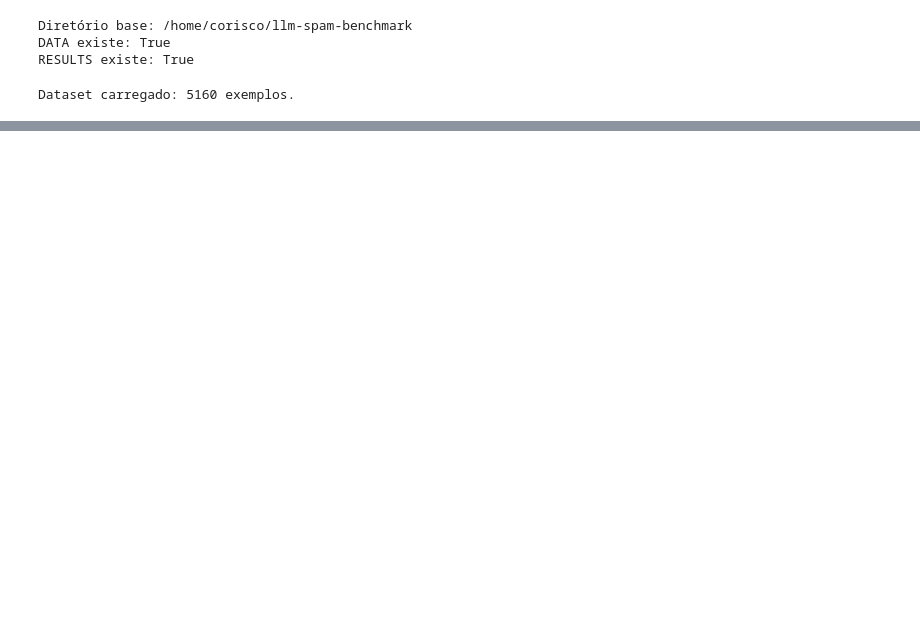
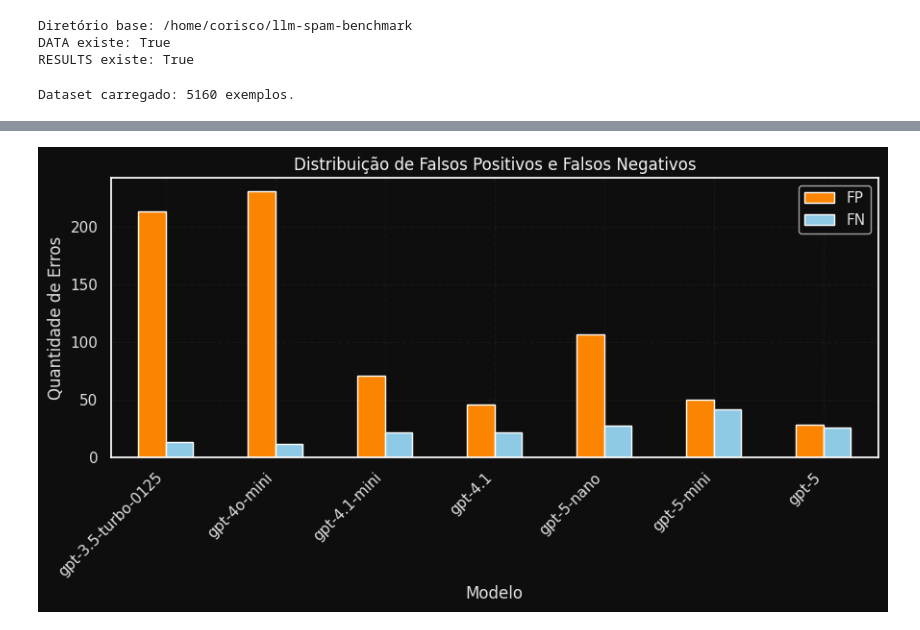
Before and after one commit to pedro-coelho-dr/llm-spam-benchmark, a Jupyter notebook: notebooks/evaluate_models.ipynb, the cells around one changed output, grey strips where cells are left out. Cells and saved outputs as stored; diff of their text form; code cells hidden in the pictures; blank space fills up the shorter version.

```diff
--- a/notebooks/evaluate_models.ipynb
+++ b/notebooks/evaluate_models.ipynb
@@ -191,0 +141,42 @@ plt.show()
+# %%
+import numpy as np
+import matplotlib.pyplot as plt
+import pandas as pd
+
+# === Ordem fixa dos modelos ===
+order = ["gpt-3.5-turbo-0125", "gpt-4o-mini", "gpt-4.1-mini","gpt-4.1","gpt-5-nano", "gpt-5-mini","gpt-5"]
+
+# === Cálculo de FP e FN para cada modelo ===
+stats = []
+for model in order:
+    pred_path = BASE / model / "predictions.csv"
+    if not pred_path.exists():
+        print(f"⚠️ {model}: predictions.csv não encontrado, ignorando.")
+        continue
+
+    df_pred = pd.read_csv(pred_path)
+    df_pred["prediction"] = df_pred["prediction"].str.strip().str.lower()
+    df_m = df_gt.merge(df_pred, on="id", how="inner")
+
+    fp = np.sum((df_m["label"] == "ham") & (df_m["prediction"] == "spam"))
+    fn = np.sum((df_m["label"] == "spam") & (df_m["prediction"] == "ham"))
+
+    stats.append({"model": model, "FP": fp, "FN": fn})
+
+# === Monta dataframe com a ordem correta ===
+df_stats = pd.DataFrame(stats).set_index("model").reindex(order)
+
+# === Gráfico de barras ===
+df_stats.plot(kind="bar", stacked=False, figsize=(9,5), color=["#fb8500", "#8ecae6"])
+plt.title("Distribuição de Falsos Positivos e Falsos Negativos", color="#f5f5f5")
+plt.ylabel("Quantidade de Erros", color="#e0e0e0")
+plt.xlabel("Modelo", color="#e0e0e0")
+plt.xticks(rotation=45, ha="right", color="#e0e0e0")
+plt.yticks(color="#e0e0e0")
+plt.grid(True, linestyle="--", alpha=0.3)
+plt.gcf().patch.set_facecolor("#0e0e0e")
+plt.gca().set_facecolor("#0e0e0e")
+plt.tight_layout()
+plt.show()
+# %% [output]
+[figure, added]
```
Also changed, not shown: parts of 7 cells of this notebook, 34 other files.
